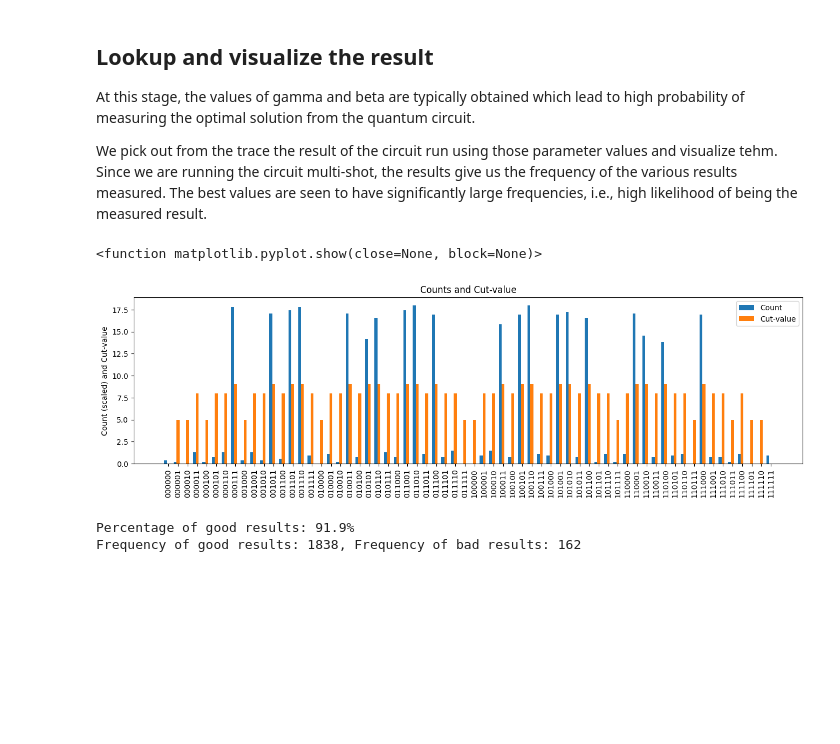
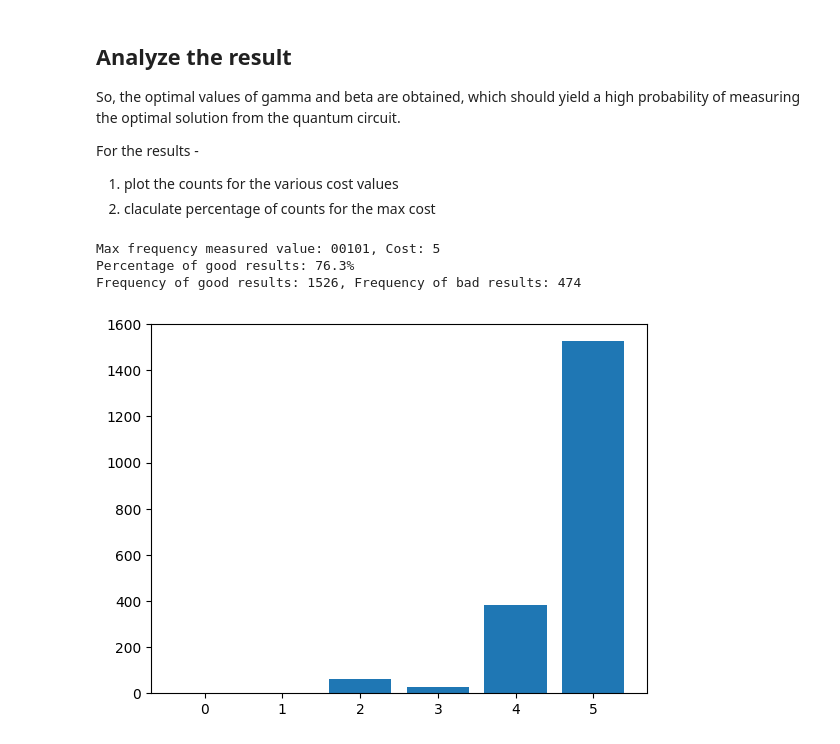
Before and after one commit to atulvarshneya/quantum-computing, a Jupyter notebook: examples/qckt/Well-Known Algorithms/QAOA-maxcut.ipynb, the cells around one changed output. Cells and saved outputs as stored; diff of their text form; code cells hidden in the pictures; blank space fills up the shorter version.

Commit message:
QAOA algorithm for MAXCUT problem

```diff
--- a/examples/qckt/Well-Known Algorithms/QAOA-maxcut.ipynb
+++ b/examples/qckt/Well-Known Algorithms/QAOA-maxcut.ipynb
@@ -295,18 +413,9 @@ split = int(len(opt_res2.x) / 2)
 res_x = (opt_res2.x).tolist()
 gammavals = res_x[0:split] + [res_x[0]]*(n_layers3 - n_layers2)  # the optimal values from previous step, extended by a value for the additional layer
 betavals = res_x[split:] + [res_x[split]]*(n_layers3 - n_layers2)  # the optimal values from previous step, extended by a value for the additional layer
-params = gammavals + betavals
+# gammavals = [0.5, 0.7, 0.8]
+# betavals = [0.5, 0.2, 0.3]
+params3 = gammavals + betavals
 
-f = get_objective_function(edges=edges, n_vertices=n_vertices, n_layers=n_layers3, n_shots=n_shots3)
-
-trace = []
-opt_res3 = minimize(
-    f,
-    params,
-    method='Nelder-Mead',
-    options={'maxiter': maxiter3},
-    callback=callback_fn,
-    )
-print(opt_res3.message)
-plot_gamma_beta_evolution(trace)
+opt_res3, trace = qaoa_optimize(edges=edges, n_vertices=n_vertices, n_layers=n_layers3, n_shots=n_shots3, params=params3, maxiter=maxiter3)
 # %% [output]
@@ -315,56 +423,21 @@ Maximum number of iterations has been exceeded.
 # %% [markdown]
-## Lookup and visualize the result
+## Analyze the result
 
-At this stage, the values of gamma and beta are typically obtained which lead to high probability of measuring the optimal solution from the quantum circuit.
+So, the optimal values of gamma and beta are obtained, which should yield a high probability of measuring the optimal solution from the quantum circuit.
 
-We pick out from the trace the result of the circuit run using those parameter values and visualize tehm. Since we are running the circuit multi-shot, the results give us the frequency of the various results measured. The best values are seen to have significantly large frequencies, i.e., high likelihood of being the measured result.
+For the results -
+
+1. plot the counts for the various cost values
+2. claculate percentage of counts for the max cost
 # %%
-# Use the optimal values of gamma and beta to compute the qc circuit output
-split = int(len(opt_res3.x) / 2)
+# Take the gamma and beta values from the optimization result
 res_x = (opt_res3.x).tolist()
-gammavals = res_x[0:split]  # the optimal values from previous step
-betavals = res_x[split:]  # the optimal values from previous step
+gammavals = res_x[0:n_layers3]  # the optimal values from previous step
+betavals = res_x[n_layers3:]  # the optimal values from previous step
 
-qaoa_ckt = qaoa_qc_circuit(edges=edges,n_vertices=n_vertices, n_layers=n_layers3, n_shots=n_shots3 )
-best_counts = qaoa_ckt.run(gammavals, betavals)
-
-# create bitstring vs counts and costs
-df = counts_cost_df(best_counts, edges, n_vertices)
-
-labels = [row['bitstring'] for row in df]
-counts_unscaled = [row['count'] for row in df]
-costs = [row['cost'] for row in df]
-
-scale = max(counts_unscaled) / max(costs)
-counts = [2*i / scale for i in counts_unscaled]
-
-x = np.arange(len(labels))
-width = 0.3
-
-fig, ax = plt.subplots(figsize=(16, 4))
-rects1 = ax.bar(x - width, counts, width, label='Count')
-rects2 = ax.bar(x, costs, width, label='Cut-value')
-ax.set_ylabel('Count (scaled) and Cut-value')
-ax.set_title('Counts and Cut-value')
-ax.set_xticks(x)
-ax.set_xticklabels(labels, rotation=90)
-ax.legend()
-plt.show
+analyze_results(n_qubits=n_vertices, edges=edges, n_layers=n_layers, n_shots=n_shots, gammavals=gammavals, betavals=betavals)
 # %% [output]
-<function matplotlib.pyplot.show(close=None, block=None)>
+Max frequency measured value: 00101, Cost: 5
+Percentage of good results: 76.3%
+Frequency of good results: 1526, Frequency of bad results: 474
-[figure, old version]
+[figure, new version]
-# %%
-maxcut = max(costs)
-freq_good = 0
-freq_bad = 0
-for i,c in enumerate(costs):
-    if c == maxcut:
-        freq_good += counts_unscaled[i]
-    else:
-        freq_bad += counts_unscaled[i]
-
-print(f"Percentage of good results: {100.0 * freq_good/(freq_good+freq_bad)}%")
-print(f"Frequency of good results: {freq_good}, Frequency of bad results: {freq_bad}")
-# %% [output]
-Percentage of good results: 91.9%
-Frequency of good results: 1838, Frequency of bad results: 162
```
Also changed, not shown: parts of 41 cells of this notebook, 8 other files.
